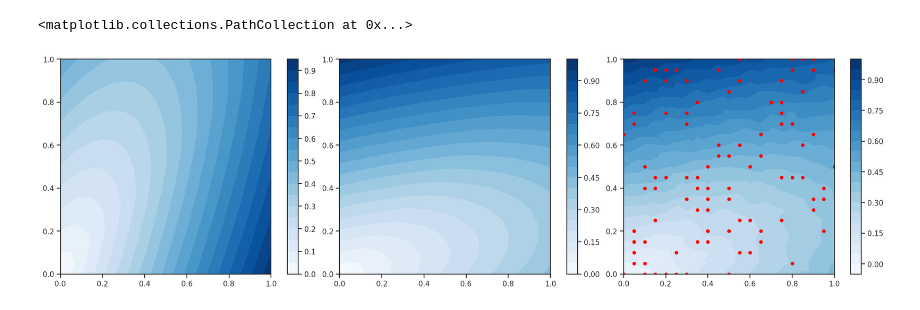
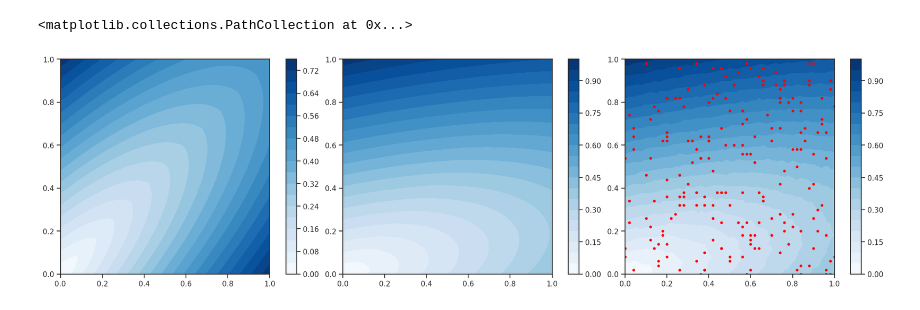
Before and after one commit to maximilian-kruse/Cardiac-Electrophysiology, a Jupyter notebook: notebooks/component_tests/inverse_uq_test.ipynb, the cells around one changed output. Drawn from its saved outputs; the diff is of its cells as text; code cells hidden in the pictures.

```diff
--- a/notebooks/component_tests/inverse_uq_test.ipynb
+++ b/notebooks/component_tests/inverse_uq_test.ipynb
@@ -16,7 +18,7 @@ sns.set_theme(style="ticks")
 mesh = dlx.mesh.create_rectangle(
     MPI.COMM_WORLD,
     [np.array([0, 0]), np.array([1, 1])],
-    [20, 20],
+    [50, 50],
     dlx.mesh.CellType.triangle,
 )
 vertices = mesh.geometry.x[:, :2]
@@ -25,12 +27,16 @@ num_simplices = simplices.shape[0]
 simplex_to_vertex_matrix = dp.assemble_simplex_to_vertex_interpolation_matrix(simplices)
 vertex_to_simplex_matrix = dp.assemble_vertex_to_simplex_interpolation_matrix(simplices)
 
-num_observations = 100
-noise_var = 1e-4
-mean_angle_vector = np.full(simplices.shape[0], 3 / 8 * np.pi)
+num_observations = 200
+noise_var = 1e-5
+mean_angle_vector = np.full(simplices.shape[0], 1 / 4 * np.pi)
 mean_angle_vector = simplex_to_vertex_matrix @ mean_angle_vector
 mean_parameter_vector = np.arctanh(np.cos(mean_angle_vector + np.pi / 2))
 ground_truth_parameter_vector = mean_parameter_vector / 3
+centered_ground_truth_parameter_vector = ground_truth_parameter_vector - mean_parameter_vector
+ground_truth_angle = (
+    np.arccos(np.tanh(centered_ground_truth_parameter_vector)) + mean_angle_vector - np.pi / 2
+)
 first_basis_vector = np.repeat([[1, 0]], num_simplices, axis=0)
 second_basis_vector = np.repeat([[0, 1]], num_simplices, axis=0)
 longitudinal_velocity_vector = np.full(num_simplices, 3)
@@ -102,26 +108,26 @@ observations = noisy_solution[observation_inds]
 # %%
 fig, axs = plt.subplots(nrows=1, ncols=3, figsize=(18, 5), layout="constrained")
 contour_plot = axs[0].tricontourf(
     vertices[:, 0], vertices[:, 1], prior_mean_solution, levels=20, cmap="Blues"
 )
 plt.colorbar(contour_plot, ax=axs[0])
 contour_plot = axs[1].tricontourf(
     vertices[:, 0], vertices[:, 1], ground_truth_solution, levels=20, cmap="Blues"
 )
 plt.colorbar(contour_plot, ax=axs[1])
 contour_plot = axs[2].tricontourf(
     vertices[:, 0], vertices[:, 1], noisy_solution, levels=20, cmap="Blues"
 )
 plt.colorbar(contour_plot, ax=axs[2])
 axs[2].scatter(
     vertices[observation_inds, 0],
     vertices[observation_inds, 1],
     c="red",
-    s=20,
+    s=10,
 )
 # %% [output]
 <matplotlib.collections.PathCollection at 0x...>
-[figure, old version]
+[figure, new version]
 # %%
 precision_values = np.full(num_observations, 1 / noise_var)
 observation_matrix = components.assemble_vertex_observation_matrix(
```
Also changed, not shown: parts of 7 cells of this notebook, 2 other files.
